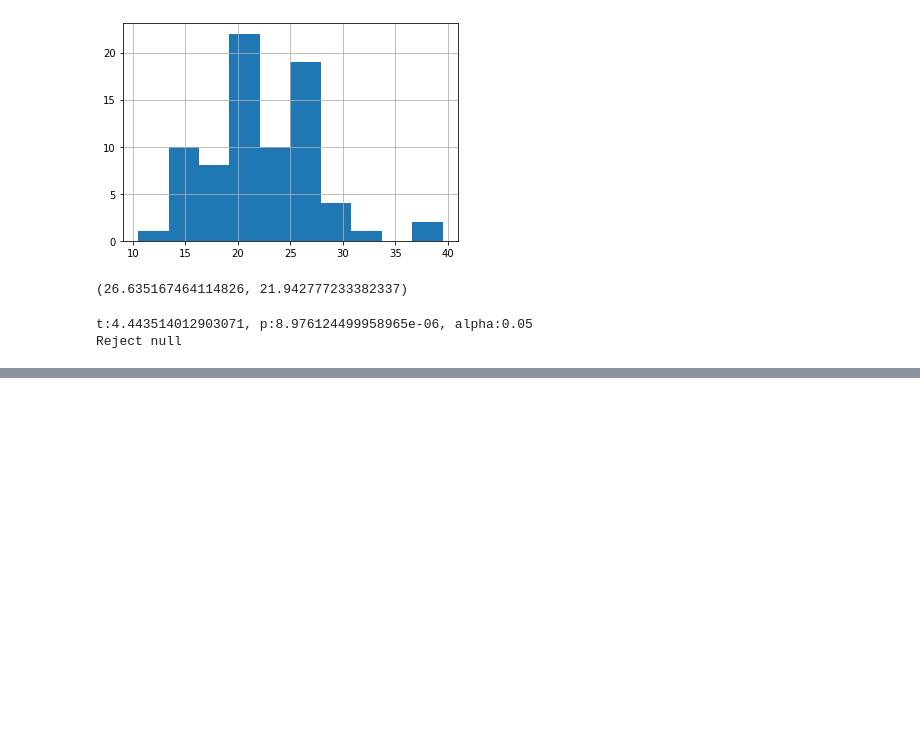
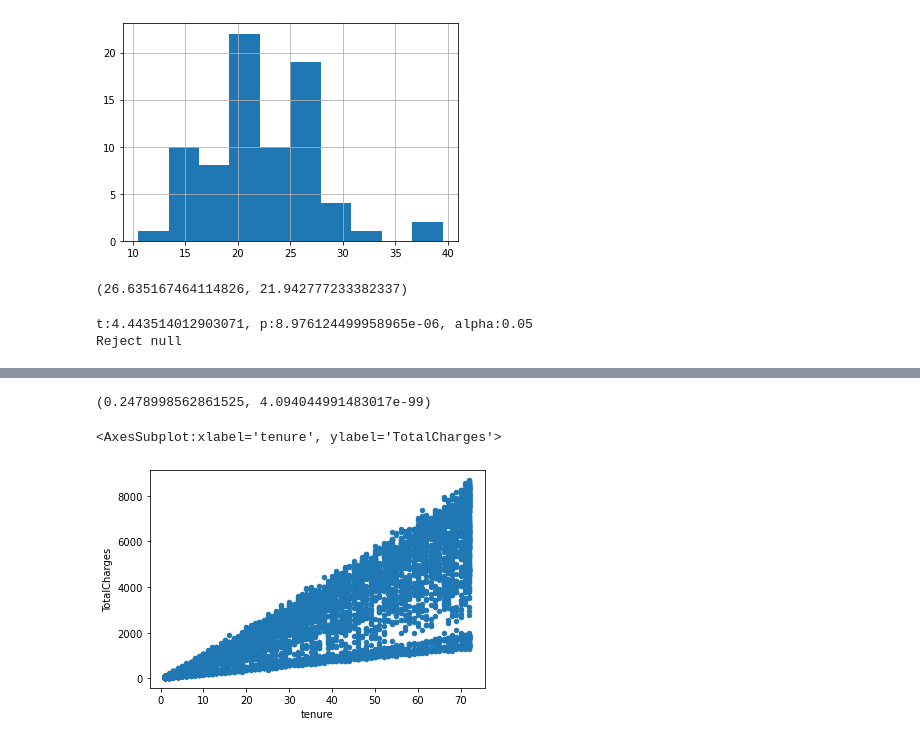
Before and after one commit to watermanbrandyn/statistics-exercises, a Jupyter notebook: hypothesis_testing.ipynb, the cells around one changed output, grey strips where cells are left out. Saved outputs shown, nothing was run; the diff lists cells and outputs as text; code cells hidden in the pictures; blank space fills up the shorter version.

```diff
--- a/hypothesis_testing.ipynb
+++ b/hypothesis_testing.ipynb
@@ -251,0 +301,8 @@ Reject null
+# %%
+x = telco_churn.tenure
+y = telco_churn.MonthlyCharges
+
+r, p = stats.pearsonr(x, y)
+r, p
+# %% [output]
+(0.2478998562861525, 4.094044991483017e-99)
@@ -251,0 +312,6 @@ Reject null
+# %%
+# Does tenure correlate with total charges?
+telco_churn.plot.scatter(y='TotalCharges', x='tenure')
+# %% [output]
+<AxesSubplot:xlabel='tenure', ylabel='TotalCharges'>
+[figure, added]
```
Also changed, not shown: parts of 29 cells of this notebook.
